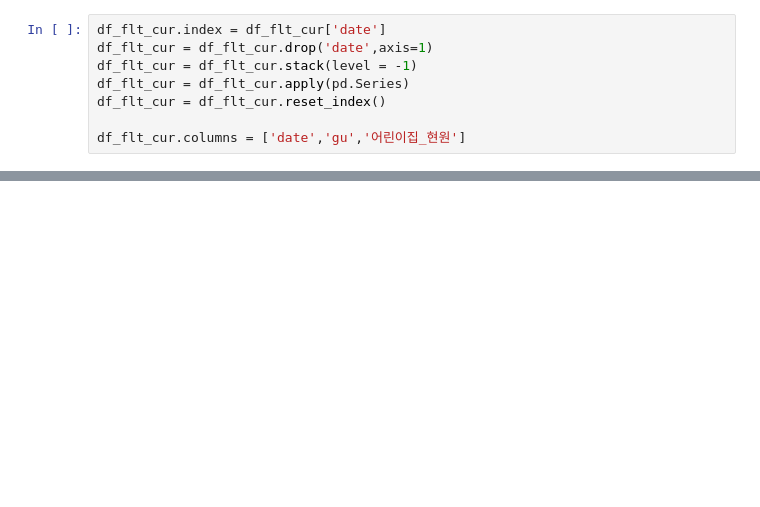
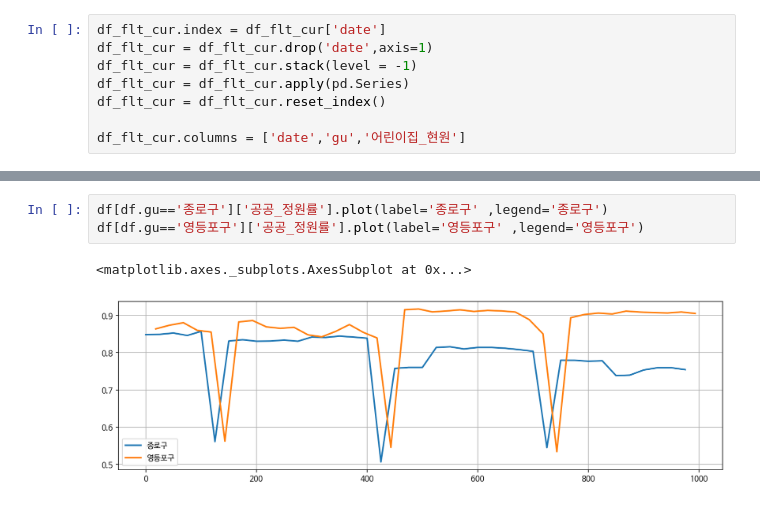
Before and after one commit to Jungsan005/Bigdata-Class, a Jupyter notebook: 영유아pjt_TableMerge.ipynb, the cells around one changed output, grey strips where cells are left out. Saved outputs shown, nothing was run; the diff lists cells and outputs as text; blank space fills up the shorter version.

```diff
--- a/영유아pjt_TableMerge.ipynb
+++ b/영유아pjt_TableMerge.ipynb
@@ -94,0 +315,6 @@ df
+# %%
+df[df.gu=='종로구']['공공_정원률'].plot(label='종로구' ,legend='종로구')
+df[df.gu=='영등포구']['공공_정원률'].plot(label='영등포구' ,legend='영등포구')
+# %% [output]
+<matplotlib.axes._subplots.AxesSubplot at 0x...>
+[figure, added]
```
Also changed, not shown: parts of 56 cells of this notebook.
